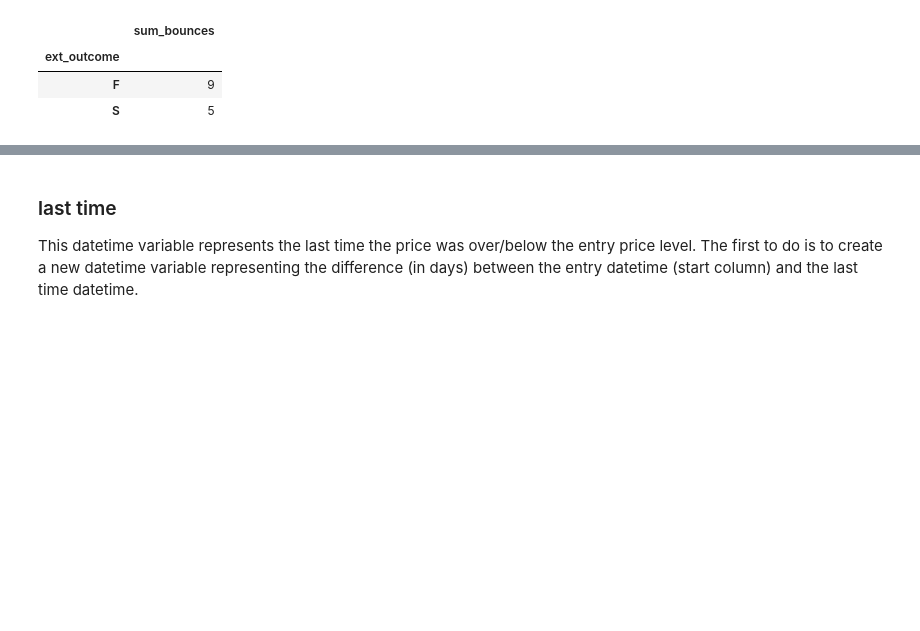
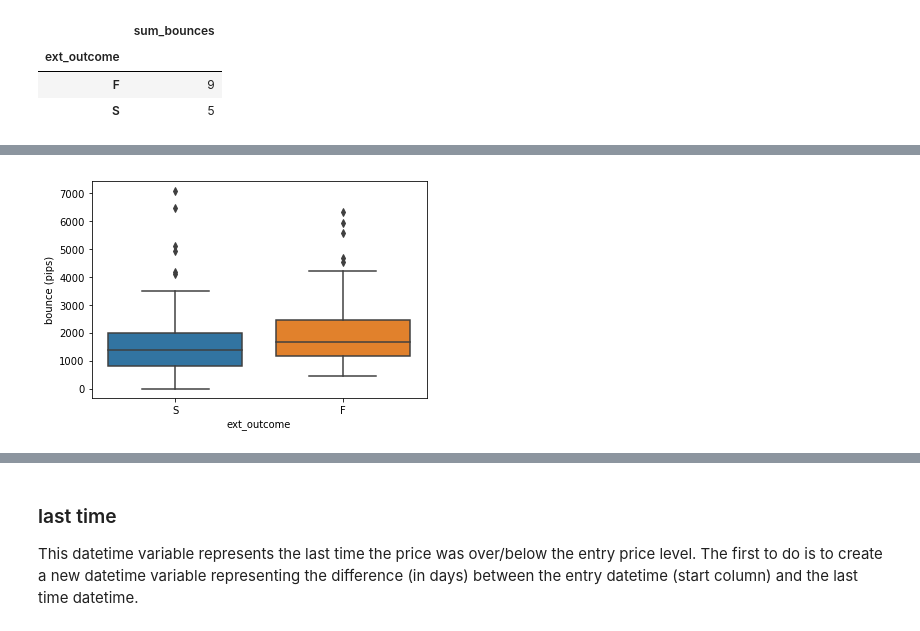
Before and after one commit to FOREXfunguru/FOREX, a Jupyter notebook: notebooks/Binary_classifier_using_ML.ipynb, the cells around one changed output, grey strips where cells are left out. Drawn from its saved outputs; the diff is of its cells as text; code cells hidden in the pictures; blank space fills up the shorter version.

```diff
--- a/notebooks/Binary_classifier_using_ML.ipynb
+++ b/notebooks/Binary_classifier_using_ML.ipynb
@@ -580,0 +569,4 @@ contDF_dropna.groupby(outcome_lab).agg({'sum_bounces': 'median'})
+# %%
+ax = sns.boxplot(x=outcome_lab, y="bounce (pips)", data=contDF)
+# %% [output]
+[figure, added]
```
Also changed, not shown: parts of 86 cells of this notebook.
